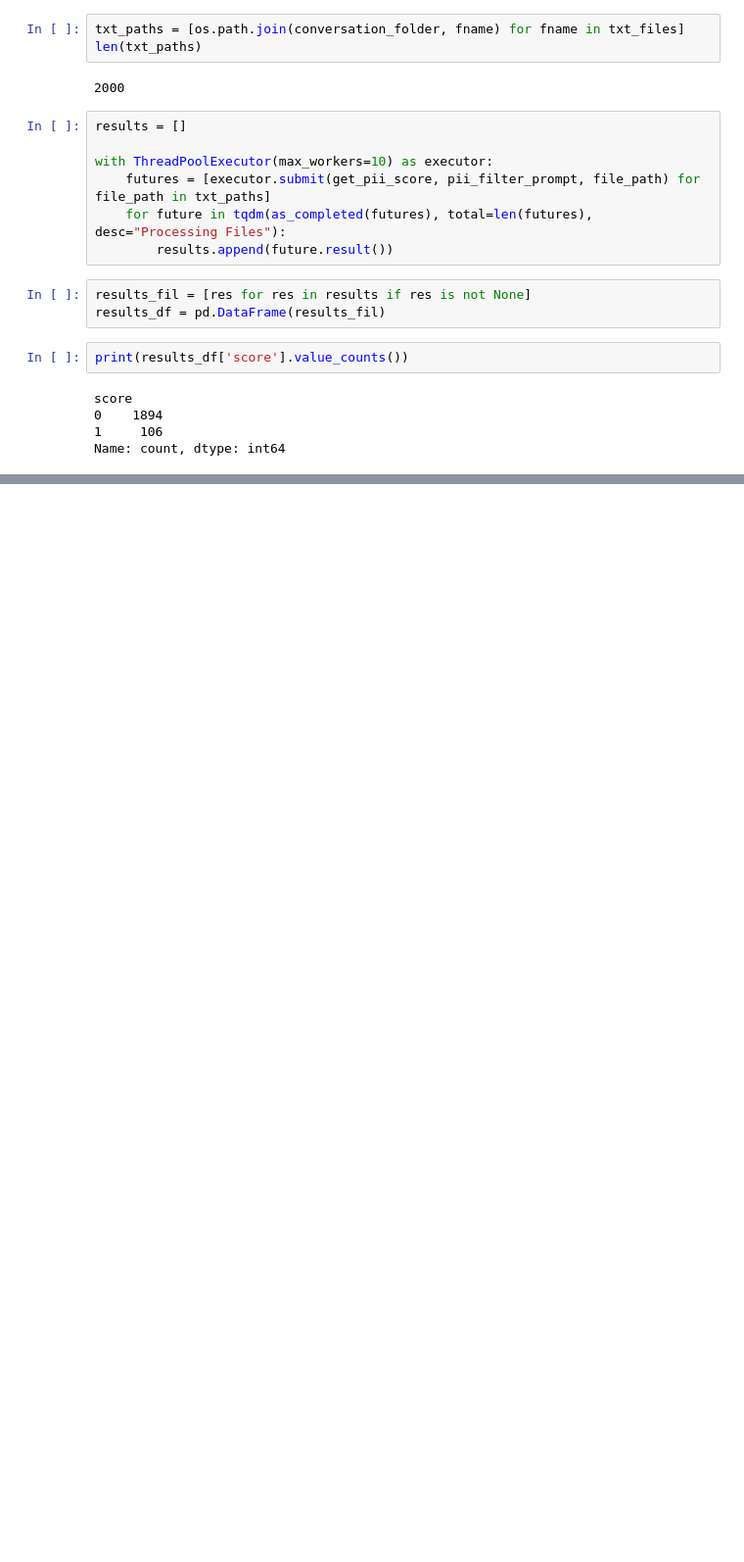
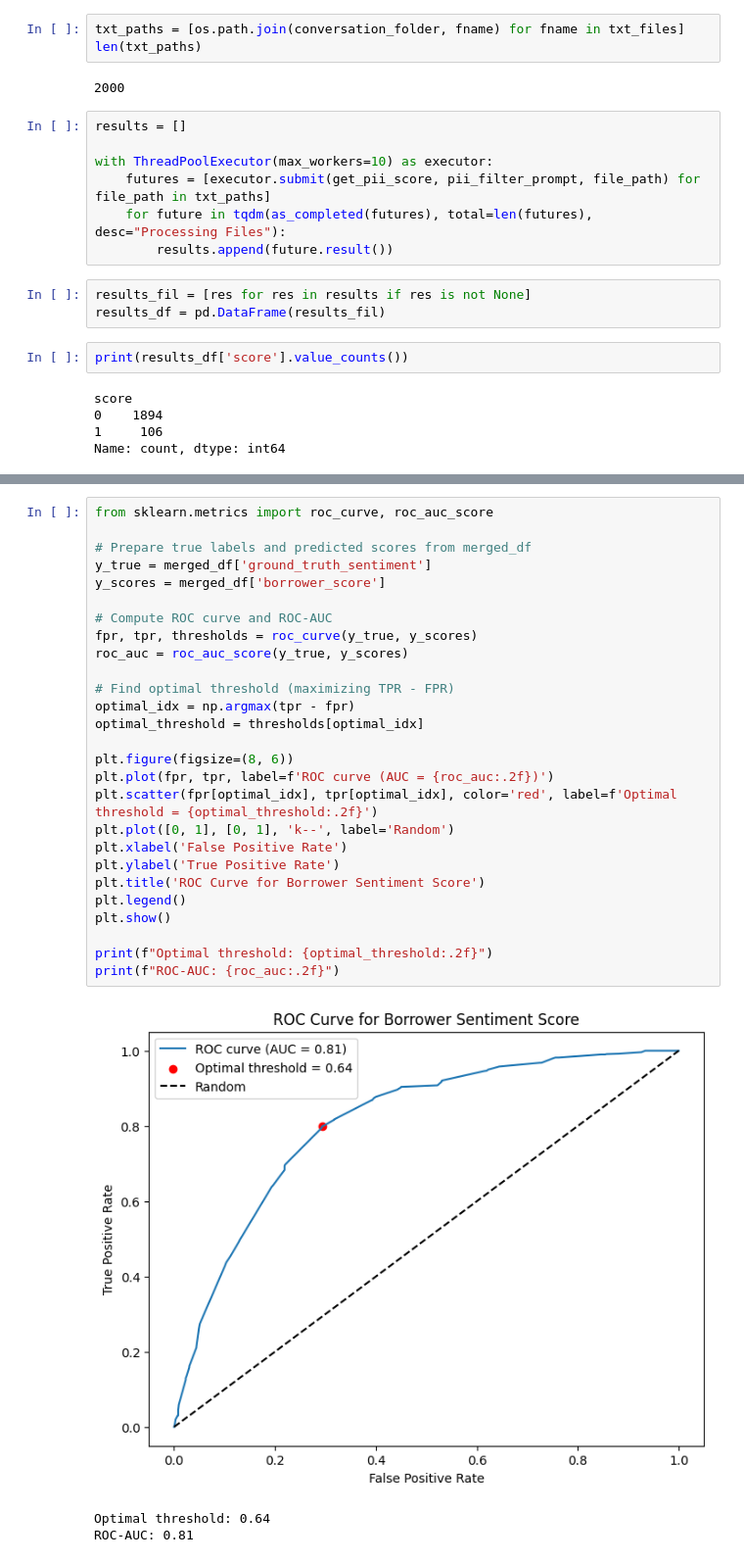
Before and after one commit to sohammistri/Prodigal-Take-Home, a Jupyter notebook: explore_data.ipynb, the cells around one changed output, grey strips where cells are left out. Shown: that part at 98% size. Saved outputs shown, nothing was run; the diff lists cells and outputs as text; blank space fills up the shorter version.

```diff
--- a/explore_data.ipynb
+++ b/explore_data.ipynb
@@ -410,0 +618,31 @@ The conversation between the agent and the customer involves a debt collection c
+# %%
+from sklearn.metrics import roc_curve, roc_auc_score
+
+# Prepare true labels and predicted scores from merged_df
+y_true = merged_df['ground_truth_sentiment']
+y_scores = merged_df['borrower_score']
+
+# Compute ROC curve and ROC-AUC
+fpr, tpr, thresholds = roc_curve(y_true, y_scores)
+roc_auc = roc_auc_score(y_true, y_scores)
+
+# Find optimal threshold (maximizing TPR - FPR)
+optimal_idx = np.argmax(tpr - fpr)
+optimal_threshold = thresholds[optimal_idx]
+
+plt.figure(figsize=(8, 6))
+plt.plot(fpr, tpr, label=f'ROC curve (AUC = {roc_auc:.2f})')
+plt.scatter(fpr[optimal_idx], tpr[optimal_idx], color='red', label=f'Optimal threshold = {optimal_threshold:.2f}')
+plt.plot([0, 1], [0, 1], 'k--', label='Random')
+plt.xlabel('False Positive Rate')
+plt.ylabel('True Positive Rate')
+plt.title('ROC Curve for Borrower Sentiment Score')
+plt.legend()
+plt.show()
+
+print(f"Optimal threshold: {optimal_threshold:.2f}")
+print(f"ROC-AUC: {roc_auc:.2f}")
+# %% [output]
+[figure, added]
+Optimal threshold: 0.64
+ROC-AUC: 0.81
```
Also changed, not shown: parts of 29 cells of this notebook.
